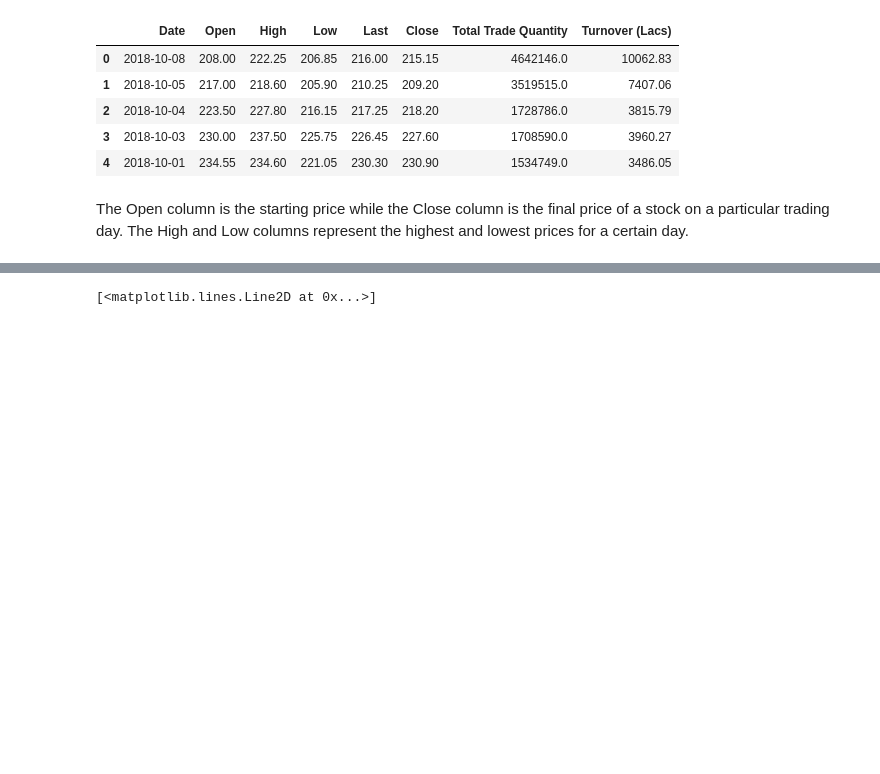
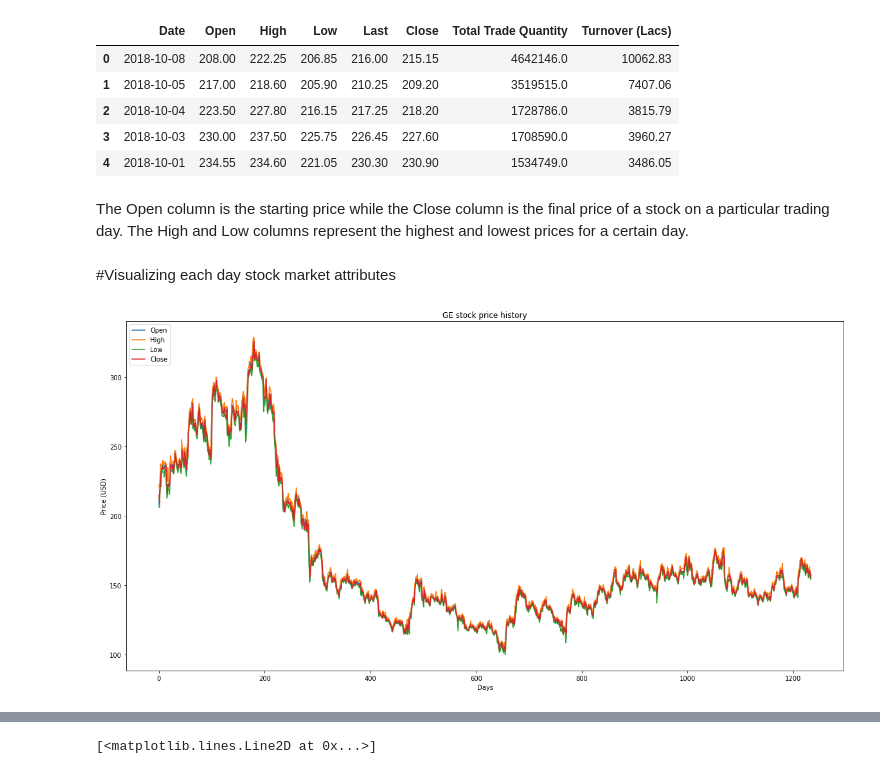
Before and after one commit to Nzaya/Stock-Price-Prediction, a Jupyter notebook: Stock_Price_Prediction.ipynb, the cells around one changed output, grey strips where cells are left out. Drawn from its saved outputs; the diff is of its cells as text; code cells hidden in the pictures; blank space fills up the shorter version.

```diff
--- a/Stock_Price_Prediction.ipynb
+++ b/Stock_Price_Prediction.ipynb
@@ -26,3 +26,19 @@ tata.head()
 | 4 | 2018-10-01 | 234.55 | 234.60 | 221.05 | 230.30 | 230.90 | 1534749.0 | 3486.05 |
 # %% [markdown]
 The Open column is the starting price while the Close column is the final price of a stock on a particular trading day. The High and Low columns represent the highest and lowest prices for a certain day.
+# %% [markdown]
+#Visualizing each day stock market attributes
+# %%
+
+plt.figure()
+plt.plot(tata["Open"])
+plt.plot(tata["High"])
+plt.plot(tata["Low"])
+plt.plot(tata["Close"])
+plt.title('GE stock price history')
+plt.ylabel('Price (USD)')
+plt.xlabel('Days')
+plt.legend(['Open','High','Low','Close'], loc='upper left')
+plt.show()
+# %% [output]
+[figure, added]
```
Also changed, not shown: parts of 3 cells of this notebook.
